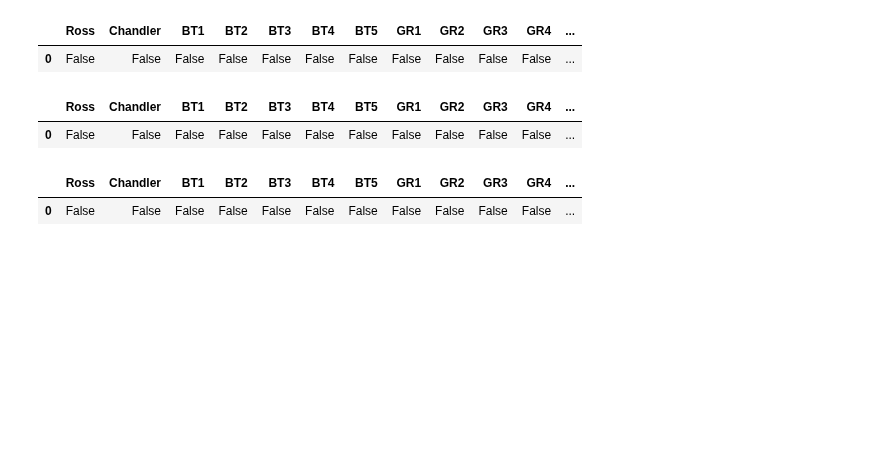
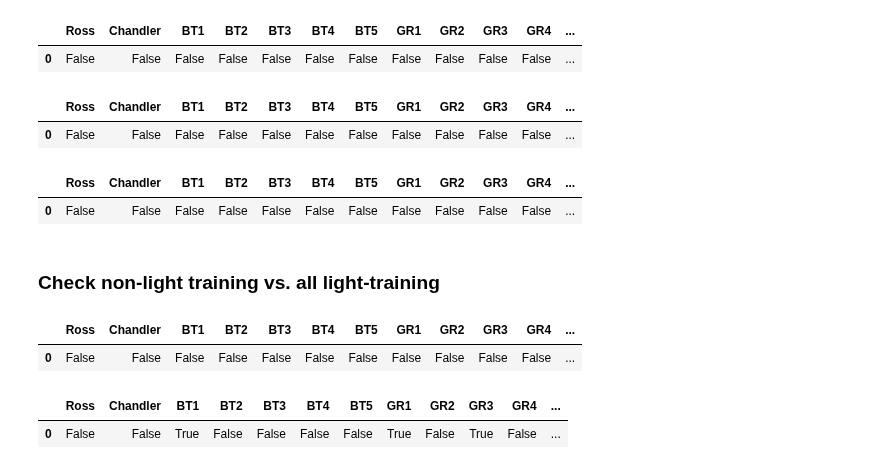
Before and after one commit to Data-Science-in-Business-Fall-2020/final-project-danny_brady_michael, a Jupyter notebook: T_Tests.ipynb, the cells around one changed output. Saved outputs shown, nothing was run; the diff lists cells and outputs as text; code cells hidden in the pictures; blank space fills up the shorter version.

```diff
--- a/T_Tests.ipynb
+++ b/T_Tests.ipynb
@@ -1021,3 +1132,37 @@ df > 2
 # %% [output]
 |  | Ross | Chandler | BT1 | BT2 | BT3 | BT4 | BT5 | GR1 | GR2 | GR3 | GR4 | ... |
 | 0 | False | False | False | False | False | False | False | False | False | False | False | ... |
+# %% [markdown]
+### Check non-light training vs. all light-training
+# %%
+df = pd.DataFrame()
+for column in light_eat.drop(columns = "Etc. Comments").iloc[:,1:]:
+    numbers = []
+    light = light_eat[column]
+    no_light = no_light_eat[column]
+    if np.std(light)>np.std(no_light):
+        num = np.std(light)/np.std(no_light)
+    else:
+        num = np.std(no_light)/np.std(light)
+    numbers.append(num)
+    df = pd.concat([df,pd.Series(numbers,name = column)], axis = 1)
+df>2
+# %% [output]
+|  | Ross | Chandler | BT1 | BT2 | BT3 | BT4 | BT5 | GR1 | GR2 | GR3 | GR4 | ... |
+| 0 | False | False | False | False | False | False | False | False | False | False | False | ... |
+# %%
+df = pd.DataFrame()
+for column in light_drops.iloc[:,1:]:
+    numbers = []
+    light = light_drops[column]
+    no_light = no_light_drops[column]
+    if np.std(light)>np.std(no_light):
+        num = np.std(light)/np.std(no_light)
+    else:
+        num = np.std(no_light)/np.std(light)
+    numbers.append(num)
+    df = pd.concat([df,pd.Series(numbers,name = column)], axis = 1)
+df >2
+# %% [output]
+|  | Ross | Chandler | BT1 | BT2 | BT3 | BT4 | BT5 | GR1 | GR2 | GR3 | GR4 | ... |
+| 0 | False | False | True | False | False | False | False | True | False | True | False | ... |
```
Also changed, not shown: parts of 42 cells of this notebook.
